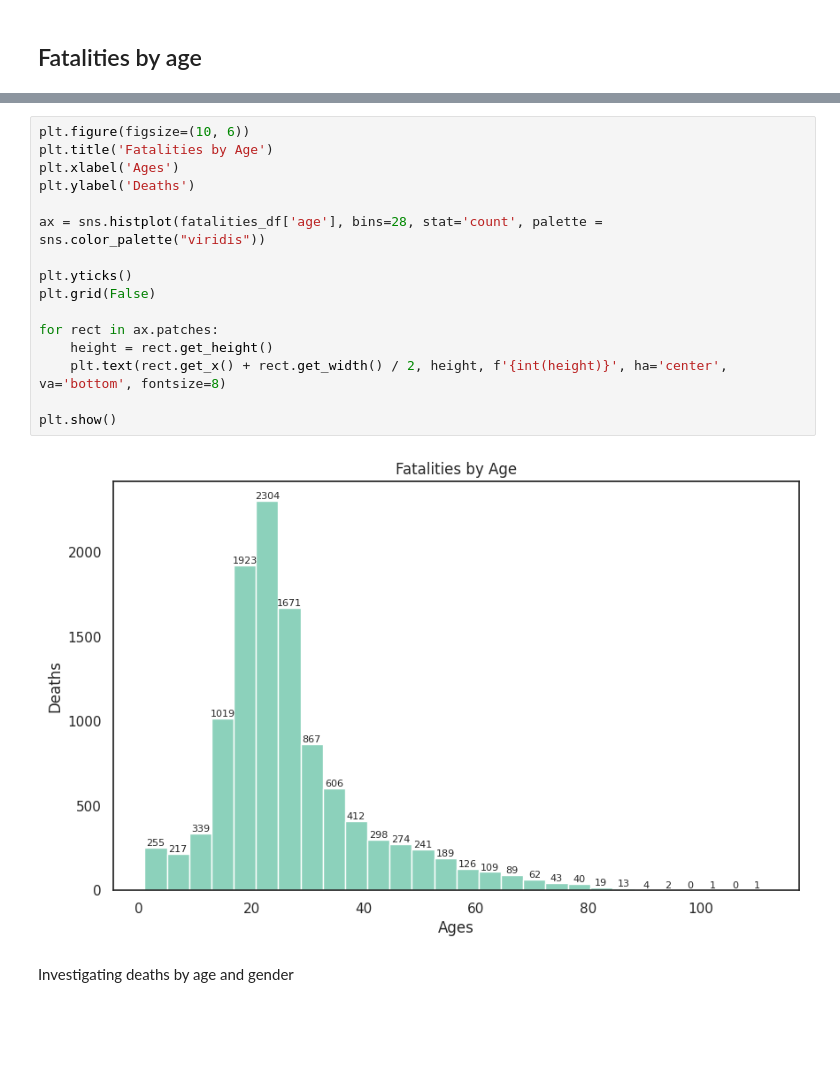
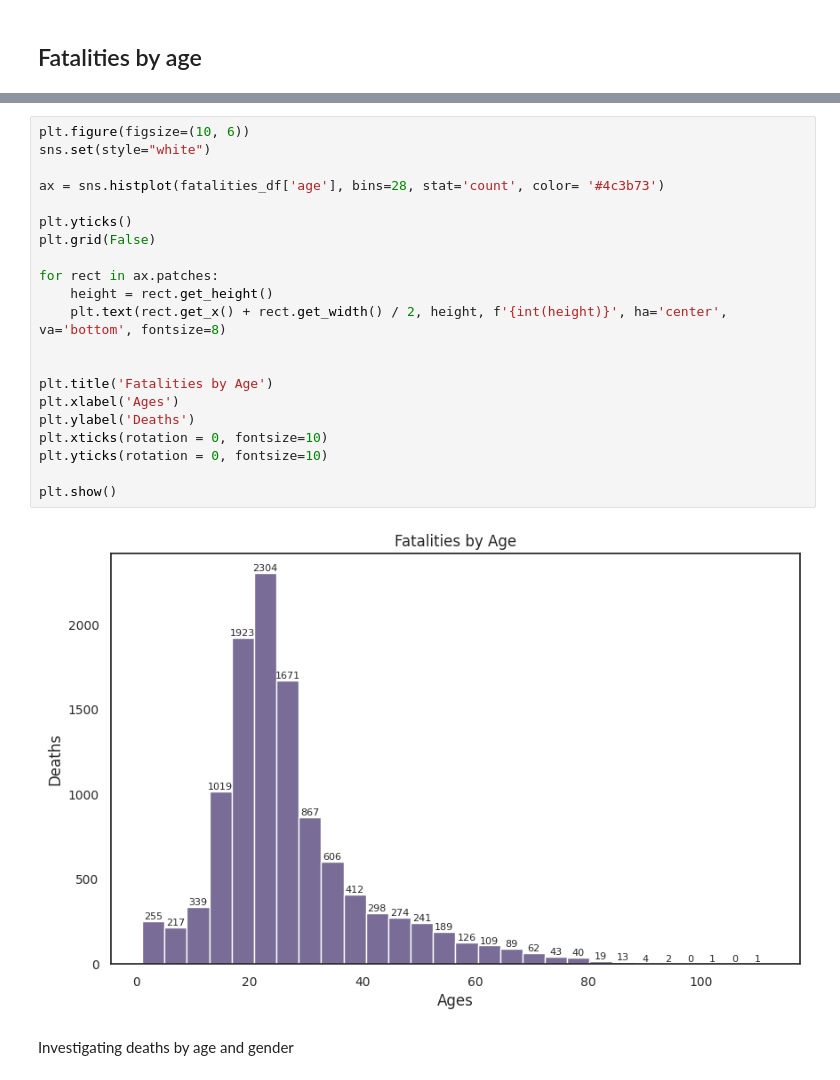
Before and after one commit to exdsgift/IPC-MideastAnalytics, a Jupyter notebook: Fatalities_Project.ipynb, the cells around one changed output, grey strips where cells are left out. Saved outputs shown, nothing was run; the diff lists cells and outputs as text; blank space fills up the shorter version.

```diff
--- a/Fatalities_Project.ipynb
+++ b/Fatalities_Project.ipynb
@@ -471,22 +593,27 @@ plt.show()
 [figure]
 # %%
 plt.figure(figsize=(10, 6))
-plt.title('Fatalities by Age')
-plt.xlabel('Ages')
-plt.ylabel('Deaths')
+sns.set(style="white")
 
-ax = sns.histplot(fatalities_df['age'], bins=28, stat='count', palette = sns.color_palette("viridis"))
+ax = sns.histplot(fatalities_df['age'], bins=28, stat='count', color= '#4c3b73')
 
 plt.yticks()
 plt.grid(False)
 
 for rect in ax.patches:
     height = rect.get_height()
     plt.text(rect.get_x() + rect.get_width() / 2, height, f'{int(height)}', ha='center', va='bottom', fontsize=8)
 
+
+plt.title('Fatalities by Age')
+plt.xlabel('Ages')
+plt.ylabel('Deaths')
+plt.xticks(rotation = 0, fontsize=10)
+plt.yticks(rotation = 0, fontsize=10)
+
 plt.show()
 # %% [output]
-[figure, old version]
+[figure, new version]
 # %% [markdown]
 Investigating deaths by age and gender
 # %%
```
Also changed, not shown: parts of 22 cells of this notebook.
